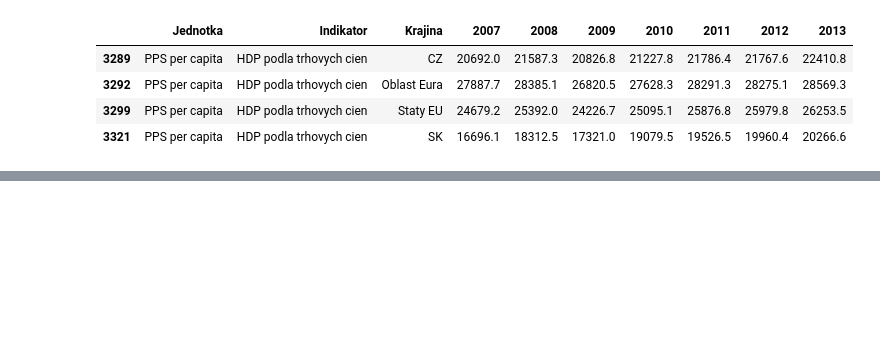
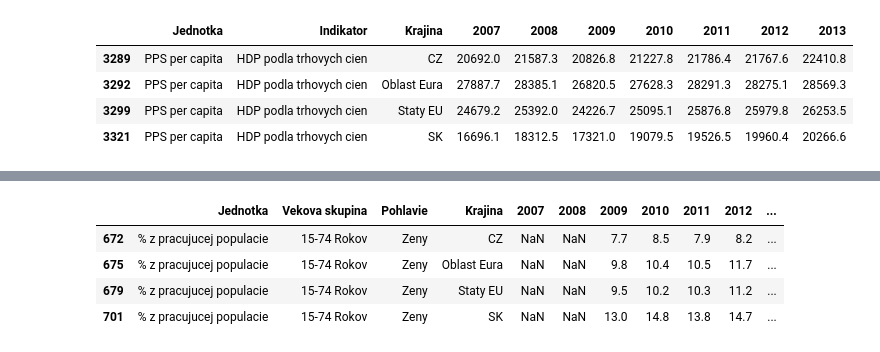
Before and after one commit to NyX3Ton/nyx3ton-project, a Jupyter notebook: data-management/main-app.ipynb, the cells around one changed output, grey strips where cells are left out. Cells and saved outputs as stored; diff of their text form; code cells hidden in the pictures; blank space fills up the shorter version.

```diff
--- a/data-management/main-app.ipynb
+++ b/data-management/main-app.ipynb
@@ -118,0 +217,50 @@ gdp_gross.to_csv(os.getcwd() + r'.\Vykonnost ekonomiky\gross_gdp_{}.csv'.format(
+# %%
+###Miera nezamestnanosti zien
+nezamestnanost_zien = eurostat.get_data_df('une_rt_a')
+nezamestnanost_zien = nezamestnanost_zien[(nezamestnanost_zien['geo\\TIME_PERIOD'].isin(['SK', 'CZ','EU27_2020','EA20']) & (nezamestnanost_zien['sex'] == 'F') & (nezamestnanost_zien['unit'] == 'PC_ACT') & (nezamestnanost_zien['age'] == 'Y15-74'))]
+nezamestnanost_zien = nezamestnanost_zien[['unit','age','sex', 'geo\\TIME_PERIOD','2007','2008','2009','2010','2011','2012','2013']]
+nezamestnanost_zien['geo\\TIME_PERIOD'] = nezamestnanost_zien['geo\\TIME_PERIOD'].replace({ 'EA20': 'Oblast Eura','EU27_2020': 'Staty EU'})
+
+nezamestnanost_zien = nezamestnanost_zien.rename(columns={'geo\\TIME_PERIOD': 'Krajina', 'unit' : 'Jednotka', 'age' : 'Vekova skupina', 'sex' : 'Pohlavie'})
+nezamestnanost_zien['Jednotka'] = nezamestnanost_zien['Jednotka'].replace({'PC_ACT': '% z pracujucej populacie'})
+nezamestnanost_zien['Pohlavie'] = nezamestnanost_zien['Pohlavie'].replace({'F': 'Zeny'})
+nezamestnanost_zien['Vekova skupina'] = nezamestnanost_zien['Vekova skupina'].replace({'Y15-74': '15-74 Rokov'})
+
+display(nezamestnanost_zien.tail(100))
+
+nezamest_fem = nezamestnanost_zien.melt(
+    id_vars=['Krajina'],
+    value_vars=['2007','2008','2009','2010','2011','2012','2013'],
+    var_name='Year',
+    value_name='Nezamestnanost_zien')
+
+fig = px.line(
+    nezamest_fem,
+    x='Year',
+    y='Nezamestnanost_zien',
+    color='Krajina',
+    markers=True,
+    text='Nezamestnanost_zien',
+    title='Nezamestnanost zien z pracujucej populacie v% – SK vs CZ (2007–2013)',
+    labels={'Nezamestnanost_zien': 'Nezamestnanost zien v %', 'Year': 'Rok'}
+)
+
+fig.for_each_trace(lambda t: t.update(
+    mode='lines+markers+text',
+    line=dict(width=4),
+    marker=dict(size=12, line=dict(width=2, color='white')),
+    textposition='top center',
+    texttemplate='%{text:.1f}'  # 1 decimal
+))
+
+fig.update_layout(template='simple_white', hovermode=False)
+fig.show()
+
+file_name = f'./Nezamestnanost/nezamestnanost_zien_{today}.csv'
+nezamestnanost_zien.to_csv(os.getcwd() + r'.\Nezamestnanost\nezamestnanost_zien_{}.csv'.format(today),index=True, header=True, encoding="utf-8-sig")
+# %% [output]
+|  | Jednotka | Vekova skupina | Pohlavie | Krajina | 2007 | 2008 | 2009 | 2010 | 2011 | 2012 | ... |
+| 672 | % z pracujucej populacie | 15-74 Rokov | Zeny | CZ | NaN | NaN | 7.7 | 8.5 | 7.9 | 8.2 | ... |
+| 675 | % z pracujucej populacie | 15-74 Rokov | Zeny | Oblast Eura | NaN | NaN | 9.8 | 10.4 | 10.5 | 11.7 | ... |
+| 679 | % z pracujucej populacie | 15-74 Rokov | Zeny | Staty EU | NaN | NaN | 9.5 | 10.2 | 10.3 | 11.2 | ... |
+| 701 | % z pracujucej populacie | 15-74 Rokov | Zeny | SK | NaN | NaN | 13.0 | 14.8 | 13.8 | 14.7 | ... |
```
Also changed, not shown: parts of 3 cells of this notebook, 4 other files.
